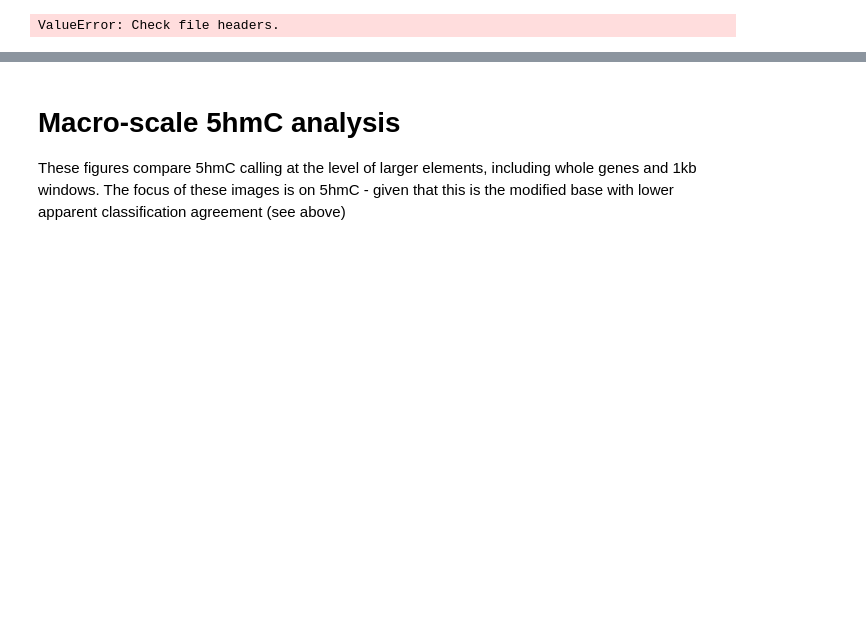
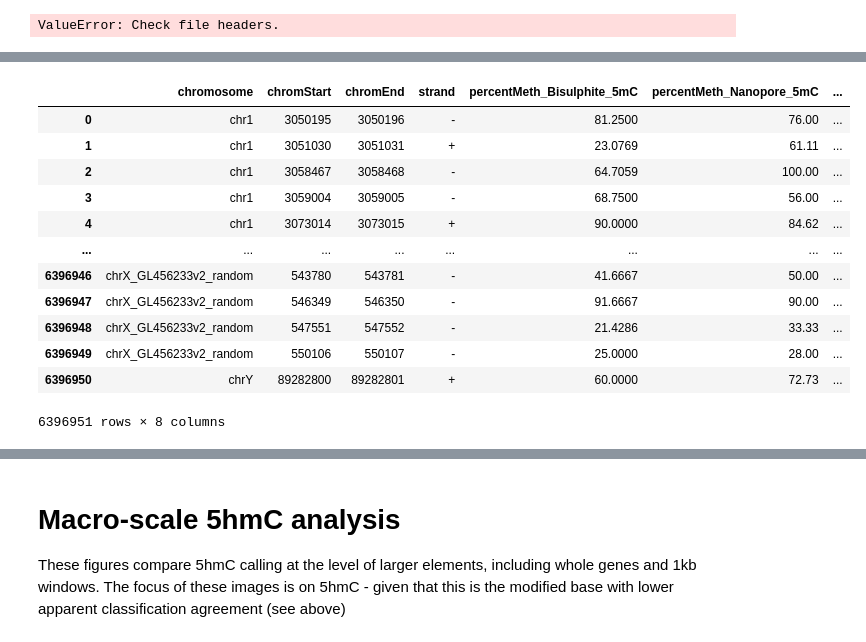
Before and after one commit to DominicOH/Analysis-of-nanopore-epigenetic-sequencing, a Jupyter notebook: Figures.ipynb, the cells around one changed output, grey strips where cells are left out. Drawn from its saved outputs; the diff is of its cells as text; code cells hidden in the pictures; blank space fills up the shorter version.

```diff
--- a/Figures.ipynb
+++ b/Figures.ipynb
@@ -356,3 +349,19 @@ merge3Mod()
+# %%
+Checkpoint(path="./intermediates/three_state_comparison.tsv").loadCheckpoint(colnames=["chromosome", "chromStart", "chromEnd", "strand", "percentMeth_Bisulphite_5mC", "percentMeth_Nanopore_5mC", "percentMeth_Bisulphite_5hmC", "percentMeth_Nanopore_5hmC"])
+# %% [output]
+|  | chromosome | chromStart | chromEnd | strand | percentMeth_Bisulphite_5mC | percentMeth_Nanopore_5mC | ... |
+| 0 | chr1 | 3050195 | 3050196 | - | 81.2500 | 76.00 | ... |
+| 1 | chr1 | 3051030 | 3051031 | + | 23.0769 | 61.11 | ... |
+| 2 | chr1 | 3058467 | 3058468 | - | 64.7059 | 100.00 | ... |
+| 3 | chr1 | 3059004 | 3059005 | - | 68.7500 | 56.00 | ... |
+| 4 | chr1 | 3073014 | 3073015 | + | 90.0000 | 84.62 | ... |
+| ... | ... | ... | ... | ... | ... | ... | ... |
+| 6396946 | chrX_GL456233v2_random | 543780 | 543781 | - | 41.6667 | 50.00 | ... |
+| 6396947 | chrX_GL456233v2_random | 546349 | 546350 | - | 91.6667 | 90.00 | ... |
+| 6396948 | chrX_GL456233v2_random | 547551 | 547552 | - | 21.4286 | 33.33 | ... |
+| 6396949 | chrX_GL456233v2_random | 550106 | 550107 | - | 25.0000 | 28.00 | ... |
+| 6396950 | chrY | 89282800 | 89282801 | + | 60.0000 | 72.73 | ... |
+6396951 rows × 8 columns
 # %%
 sns.set_theme(style="whitegrid")
 sns.set_palette("colorblind")
```
Also changed, not shown: parts of 10 cells of this notebook.
